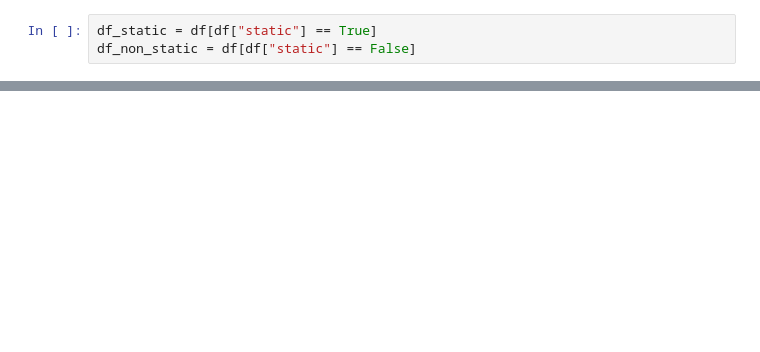
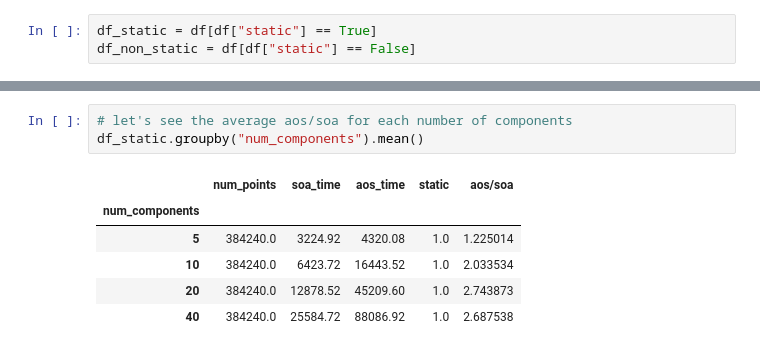
Before and after one commit to MeLikeyCode/data_oriented_design_expt, a Jupyter notebook: notebook.ipynb, the cells around one changed output, grey strips where cells are left out. Cells and saved outputs as stored; diff of their text form; blank space fills up the shorter version.

```diff
--- a/notebook.ipynb
+++ b/notebook.ipynb
@@ -12,0 +19,10 @@ df_non_static = df[df["static"] == False]
+# %%
+# let's see the average aos/soa for each number of components
+df_static.groupby("num_components").mean()
+# %% [output]
+|  | num_points | soa_time | aos_time | static | aos/soa |
+| num_components |  |  |  |  |  |
+| 5 | 384240.0 | 3224.92 | 4320.08 | 1.0 | 1.225014 |
+| 10 | 384240.0 | 6423.72 | 16443.52 | 1.0 | 2.033534 |
+| 20 | 384240.0 | 12878.52 | 45209.60 | 1.0 | 2.743873 |
+| 40 | 384240.0 | 25584.72 | 88086.92 | 1.0 | 2.687538 |
```
Also changed, not shown: parts of 6 cells of this notebook, 2 other files.
